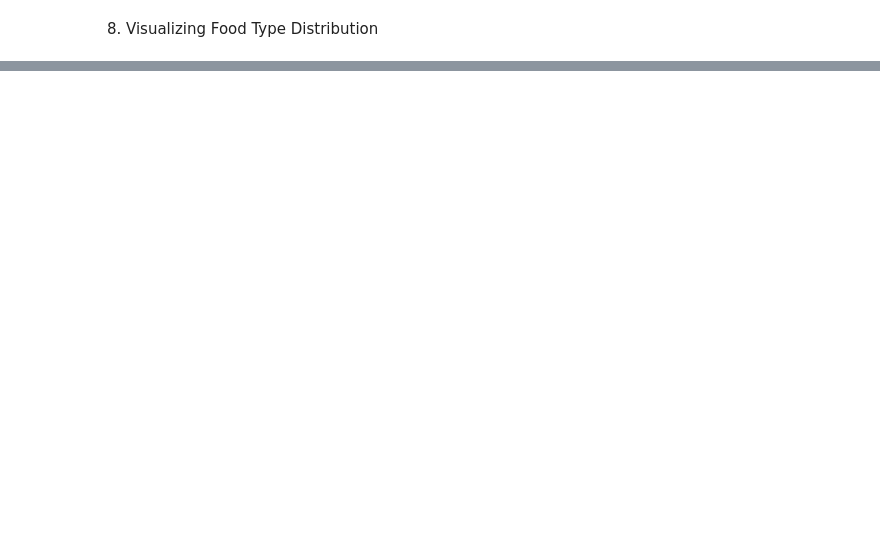
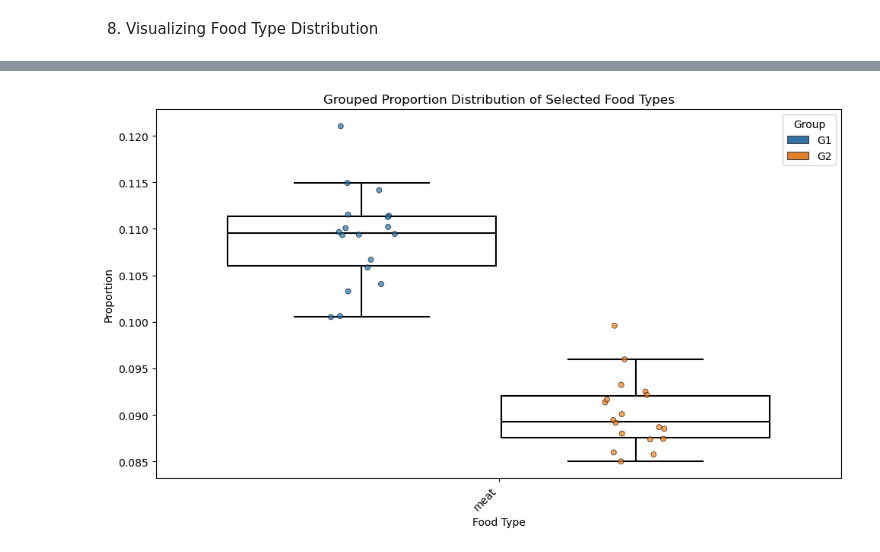
Before and after one commit to bittremieux-lab/gnps_rdd, a Jupyter notebook: gfop/notebooks/01_food_counts_notebook.ipynb, the cells around one changed output, grey strips where cells are left out. Drawn from its saved outputs; the diff is of its cells as text; code cells hidden in the pictures; blank space fills up the shorter version.

```diff
--- a/gfop/notebooks/01_food_counts_notebook.ipynb
+++ b/gfop/notebooks/01_food_counts_notebook.ipynb
@@ -246,8 +247,10 @@ fig
 # %%
 fig_boxplot = box_plot_food_proportions(
-    food_counts, level=3, group_by=True, library="plotly", food_types=["meat"]
+    food_counts, level=3, group_by=True, library="sns", food_types=["meat"]
 )
 fig_boxplot.show()
+# %% [output]
+[figure, added]
 # %%
 fig_heatmap = plot_food_proportion_heatmap(
     food_counts_instance=food_counts, library="sns"
```
Also changed, not shown: parts of 11 cells of this notebook, 11 other files.
